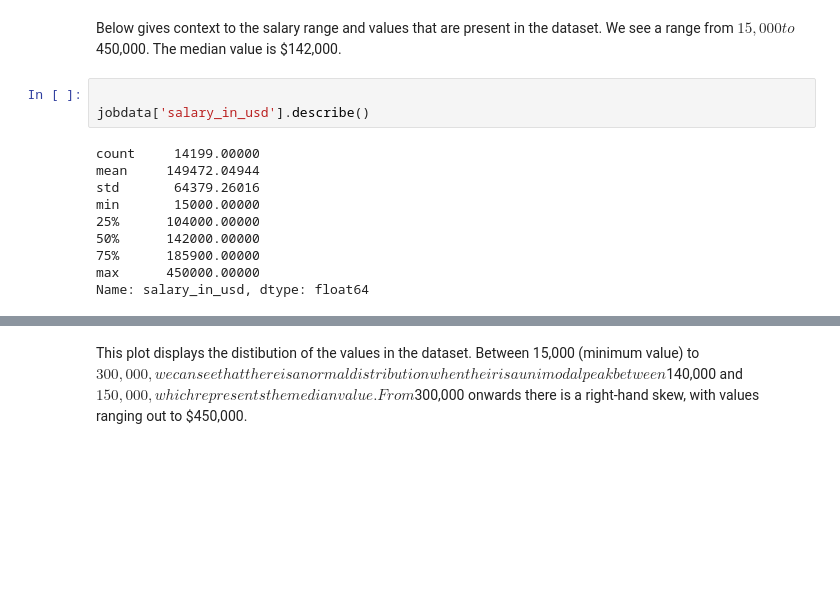
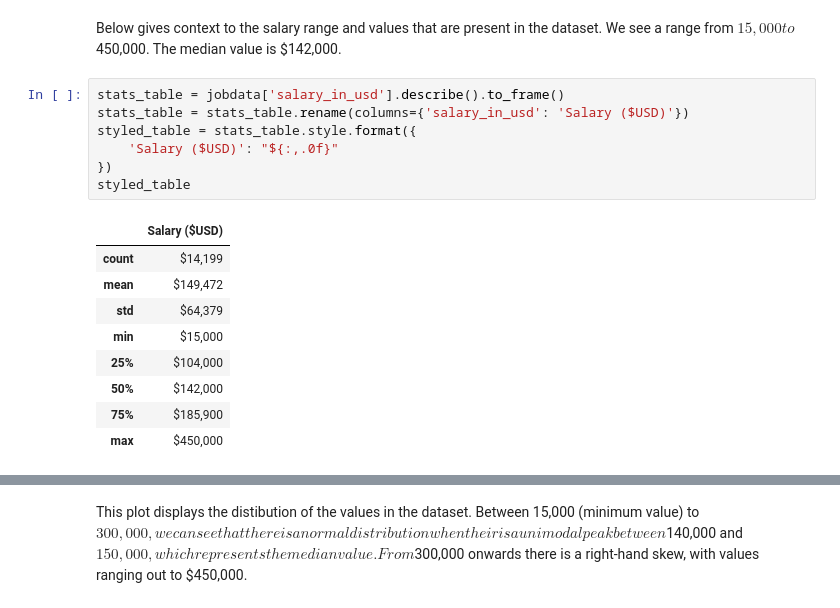
Before and after one commit to bdegouw/ad688-group1-job-market-analysis-f25, a Jupyter notebook: linear_regression.ipynb, the cells around one changed output, grey strips where cells are left out. Cells and saved outputs as stored; diff of their text form; blank space fills up the shorter version.

```diff
--- a/linear_regression.ipynb
+++ b/linear_regression.ipynb
@@ -62,16 +41,20 @@ dtype: int64
 # %% [markdown]
 Below gives context to the salary range and values that are present in the dataset. We see a range from $15,000 to $450,000. The median value is $142,000.
 # %%
-
-jobdata['salary_in_usd'].describe()
+stats_table = jobdata['salary_in_usd'].describe().to_frame()
+stats_table = stats_table.rename(columns={'salary_in_usd': 'Salary ($USD)'})
+styled_table = stats_table.style.format({
+    'Salary ($USD)': "${:,.0f}"
+})
+styled_table
 # %% [output]
-count     14199.00000
-mean     149472.04944
-std       64379.26016
-min       15000.00000
-25%      104000.00000
-50%      142000.00000
-75%      185900.00000
-max      450000.00000
-Name: salary_in_usd, dtype: float64
+|  | Salary ($USD) |
+| count | $14,199 |
+| mean | $149,472 |
+| std | $64,379 |
+| min | $15,000 |
+| 25% | $104,000 |
+| 50% | $142,000 |
+| 75% | $185,900 |
+| max | $450,000 |
 # %%
```
Also changed, not shown: parts of 17 cells of this notebook, 5 other files.
